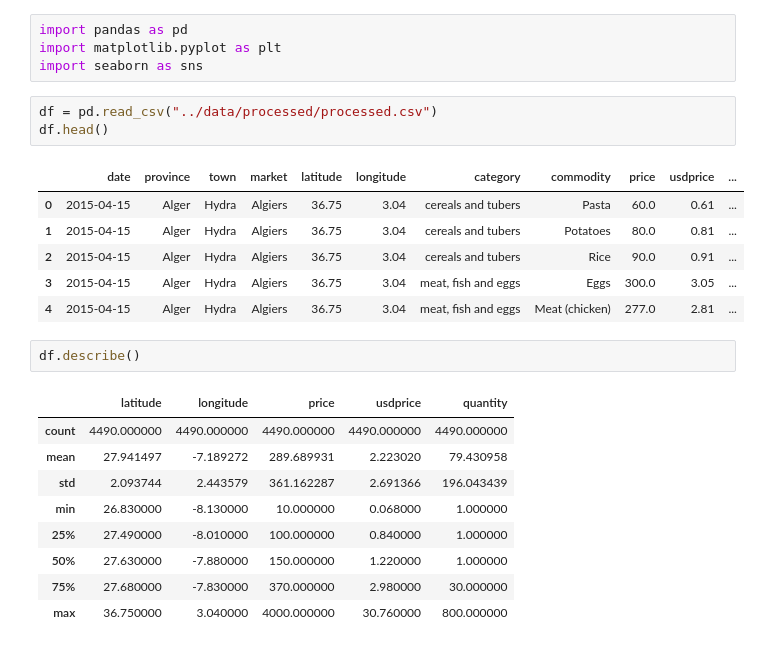
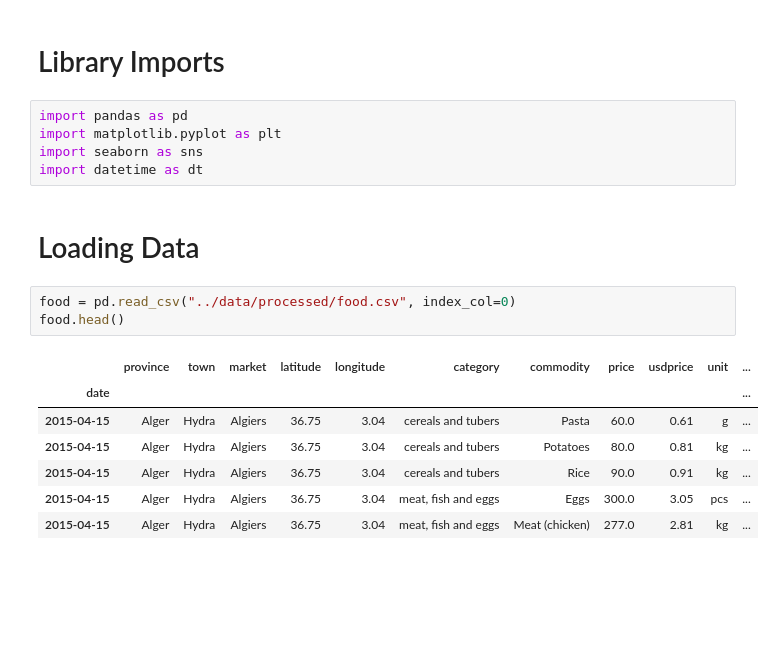
Before and after one commit to solxire88/algerian-food-pricing, a Jupyter notebook: notebooks/EDA.ipynb, the cells around one changed output. Cells and saved outputs as stored; diff of their text form; blank space fills up the shorter version.

```diff
--- a/notebooks/EDA.ipynb
+++ b/notebooks/EDA.ipynb
@@ -1,26 +1,20 @@
-# %%
-import pandas as pd
-import matplotlib.pyplot as plt
-import seaborn as sns
+# %% [markdown]
+# Library Imports
+# %%
+import pandas as pd
+import matplotlib.pyplot as plt
+import seaborn as sns
+import datetime as dt
+# %% [markdown]
+# Loading Data
 # %%
-df = pd.read_csv("../data/processed/processed.csv")
-df.head()
+food = pd.read_csv("../data/processed/food.csv", index_col=0)
+food.head()
 # %% [output]
-|  | date | province | town | market | latitude | longitude | category | commodity | price | usdprice | ... |
-| 0 | 2015-04-15 | Alger | Hydra | Algiers | 36.75 | 3.04 | cereals and tubers | Pasta | 60.0 | 0.61 | ... |
-| 1 | 2015-04-15 | Alger | Hydra | Algiers | 36.75 | 3.04 | cereals and tubers | Potatoes | 80.0 | 0.81 | ... |
-| 2 | 2015-04-15 | Alger | Hydra | Algiers | 36.75 | 3.04 | cereals and tubers | Rice | 90.0 | 0.91 | ... |
-| 3 | 2015-04-15 | Alger | Hydra | Algiers | 36.75 | 3.04 | meat, fish and eggs | Eggs | 300.0 | 3.05 | ... |
-| 4 | 2015-04-15 | Alger | Hydra | Algiers | 36.75 | 3.04 | meat, fish and eggs | Meat (chicken) | 277.0 | 2.81 | ... |
+|  | province | town | market | latitude | longitude | category | commodity | price | usdprice | unit | ... |
+| date |  |  |  |  |  |  |  |  |  |  | ... |
+| 2015-04-15 | Alger | Hydra | Algiers | 36.75 | 3.04 | cereals and tubers | Pasta | 60.0 | 0.61 | g | ... |
+| 2015-04-15 | Alger | Hydra | Algiers | 36.75 | 3.04 | cereals and tubers | Potatoes | 80.0 | 0.81 | kg | ... |
+| 2015-04-15 | Alger | Hydra | Algiers | 36.75 | 3.04 | cereals and tubers | Rice | 90.0 | 0.91 | kg | ... |
+| 2015-04-15 | Alger | Hydra | Algiers | 36.75 | 3.04 | meat, fish and eggs | Eggs | 300.0 | 3.05 | pcs | ... |
+| 2015-04-15 | Alger | Hydra | Algiers | 36.75 | 3.04 | meat, fish and eggs | Meat (chicken) | 277.0 | 2.81 | kg | ... |
-# %%
-df.describe()
-# %% [output]
-|  | latitude | longitude | price | usdprice | quantity |
-| count | 4490.000000 | 4490.000000 | 4490.000000 | 4490.000000 | 4490.000000 |
-| mean | 27.941497 | -7.189272 | 289.689931 | 2.223020 | 79.430958 |
-| std | 2.093744 | 2.443579 | 361.162287 | 2.691366 | 196.043439 |
-| min | 26.830000 | -8.130000 | 10.000000 | 0.068000 | 1.000000 |
-| 25% | 27.490000 | -8.010000 | 100.000000 | 0.840000 | 1.000000 |
-| 50% | 27.630000 | -7.880000 | 150.000000 | 1.220000 | 1.000000 |
-| 75% | 27.680000 | -7.830000 | 370.000000 | 2.980000 | 30.000000 |
-| max | 36.750000 | 3.040000 | 4000.000000 | 30.760000 | 800.000000 |
```
Also changed, not shown: parts of 9 cells of this notebook, 12 other files.
